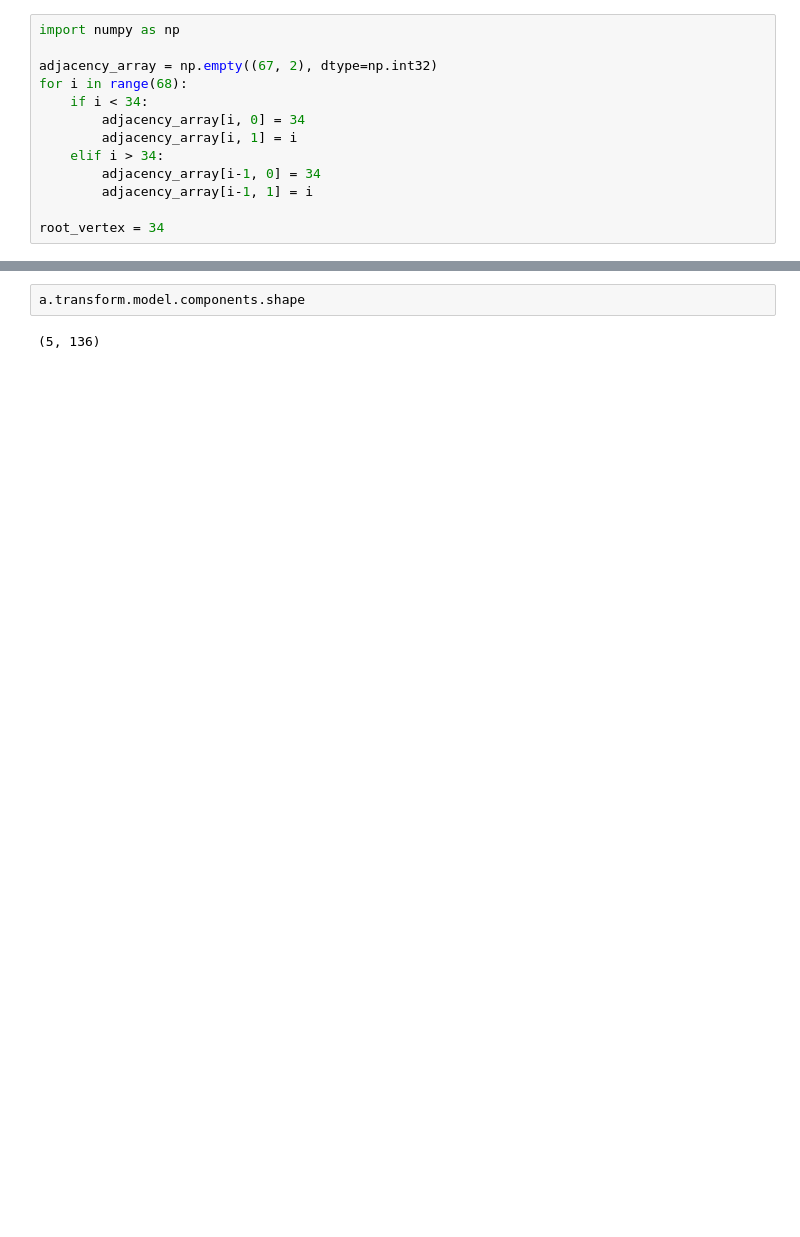
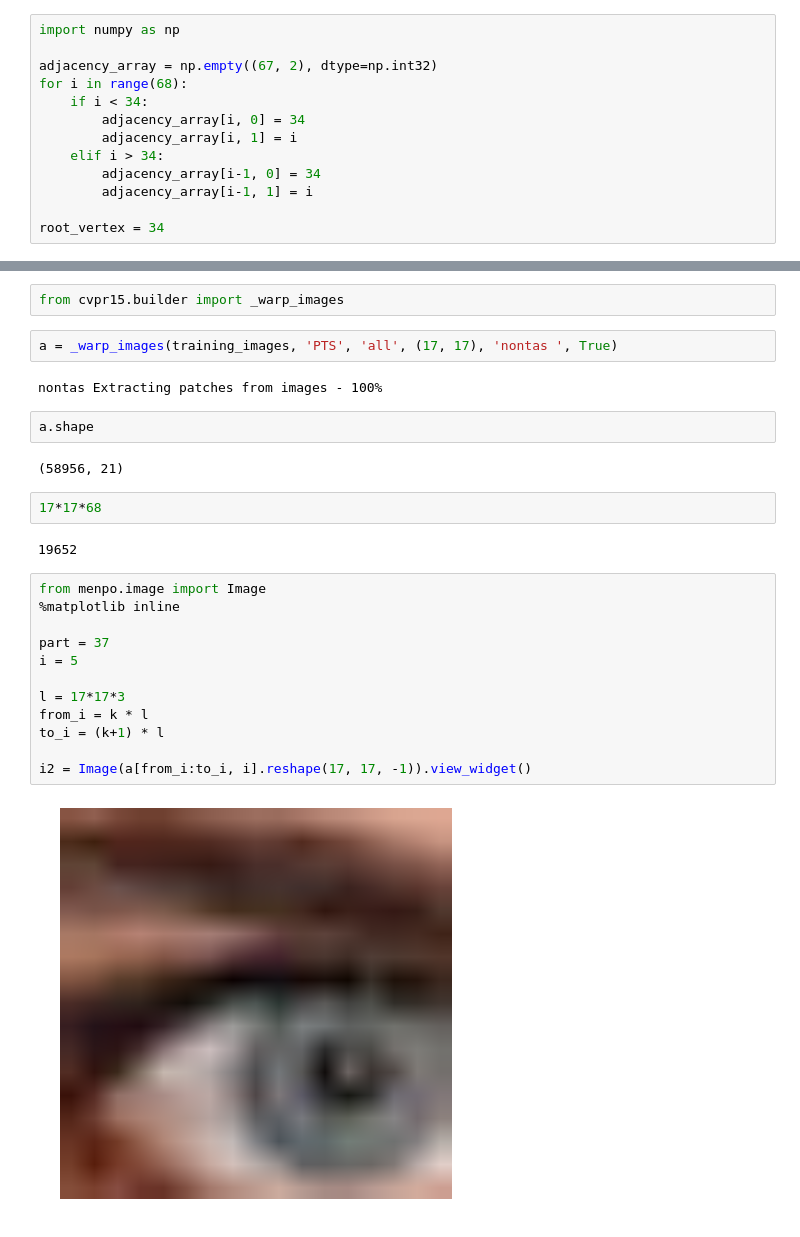
Before and after one commit to nontas/antonakoscvpr2015, a Jupyter notebook: Untitled0.ipynb, the cells around one changed output, grey strips where cells are left out. Drawn from its saved outputs; the diff is of its cells as text; blank space fills up the shorter version.

```diff
--- a/Untitled0.ipynb
+++ b/Untitled0.ipynb
@@ -103,4 +231,28 @@ a = fitter._fitters[0]
+# %%
+from cvpr15.builder import _warp_images
+# %%
+a = _warp_images(training_images, 'PTS', 'all', (17, 17), 'nontas ', True)
+# %% [output]
+nontas Extracting patches from images - 100%
 # %%
-a.transform.model.components.shape
+a.shape
 # %% [output]
-(5, 136)
+(58956, 21)
+# %%
+17*17*68
+# %% [output]
+19652
+# %%
+from menpo.image import Image
+%matplotlib inline
+
+part = 37
+i = 5
+
+l = 17*17*3
+from_i = k * l
+to_i = (k+1) * l
+
+i2 = Image(a[from_i:to_i, i].reshape(17, 17, -1)).view_widget()
+# %% [output]
+[figure, added]
```
Also changed, not shown: parts of 35 cells of this notebook, 5 other files.
